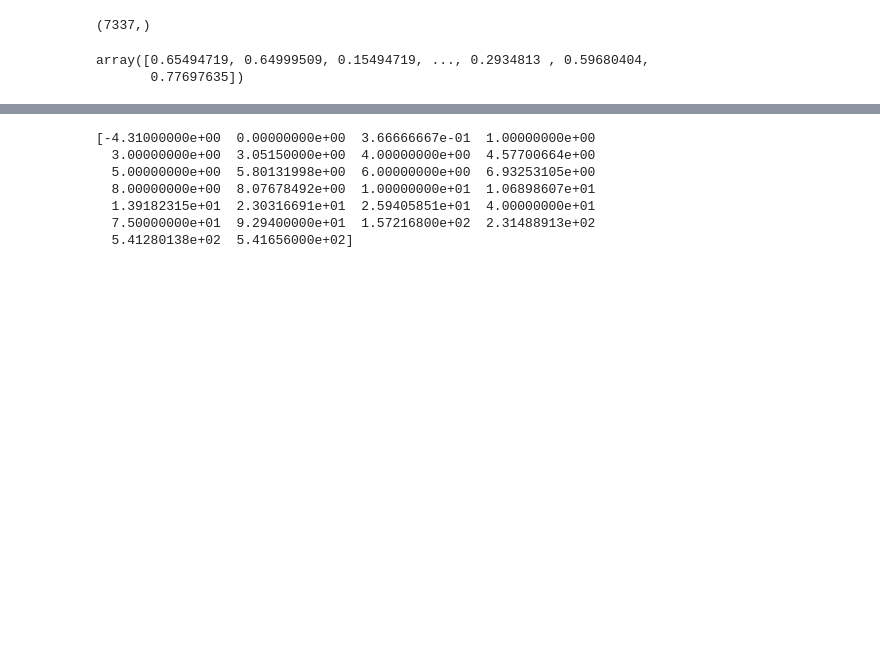
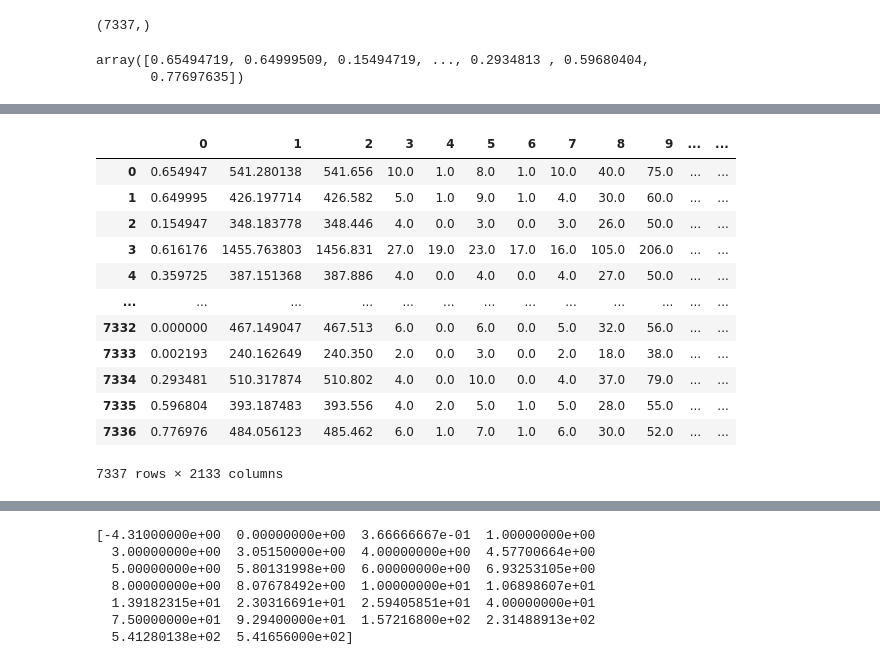
Before and after one commit to rubentorres-developer/ML-ThirdHomeAssignment, a Jupyter notebook: Assignment3.ipynb, the cells around one changed output, grey strips where cells are left out. Drawn from its saved outputs; the diff is of its cells as text; code cells hidden in the pictures; blank space fills up the shorter version.

```diff
--- a/Assignment3.ipynb
+++ b/Assignment3.ipynb
@@ -183,3 +183,22 @@ coluna:  FP2087
 Proportion of missing values in column 2130: 94.12%
 coluna:  FP2088
 Proportion of missing values in column 2131: 94.12%
+# %%
+N,M=X_train.shape
+N,M
+v=np.hstack((y_train.reshape((N,1)), X_train))
+pd.DataFrame(v)
+# %% [output]
+|  | 0 | 1 | 2 | 3 | 4 | 5 | 6 | 7 | 8 | 9 | ... | ... |
+| 0 | 0.654947 | 541.280138 | 541.656 | 10.0 | 1.0 | 8.0 | 1.0 | 10.0 | 40.0 | 75.0 | ... | ... |
+| 1 | 0.649995 | 426.197714 | 426.582 | 5.0 | 1.0 | 9.0 | 1.0 | 4.0 | 30.0 | 60.0 | ... | ... |
+| 2 | 0.154947 | 348.183778 | 348.446 | 4.0 | 0.0 | 3.0 | 0.0 | 3.0 | 26.0 | 50.0 | ... | ... |
+| 3 | 0.616176 | 1455.763803 | 1456.831 | 27.0 | 19.0 | 23.0 | 17.0 | 16.0 | 105.0 | 206.0 | ... | ... |
+| 4 | 0.359725 | 387.151368 | 387.886 | 4.0 | 0.0 | 4.0 | 0.0 | 4.0 | 27.0 | 50.0 | ... | ... |
+| ... | ... | ... | ... | ... | ... | ... | ... | ... | ... | ... | ... | ... |
+| 7332 | 0.000000 | 467.149047 | 467.513 | 6.0 | 0.0 | 6.0 | 0.0 | 5.0 | 32.0 | 56.0 | ... | ... |
+| 7333 | 0.002193 | 240.162649 | 240.350 | 2.0 | 0.0 | 3.0 | 0.0 | 2.0 | 18.0 | 38.0 | ... | ... |
+| 7334 | 0.293481 | 510.317874 | 510.802 | 4.0 | 0.0 | 10.0 | 0.0 | 4.0 | 37.0 | 79.0 | ... | ... |
+| 7335 | 0.596804 | 393.187483 | 393.556 | 4.0 | 2.0 | 5.0 | 1.0 | 5.0 | 28.0 | 55.0 | ... | ... |
+| 7336 | 0.776976 | 484.056123 | 485.462 | 6.0 | 1.0 | 7.0 | 1.0 | 6.0 | 30.0 | 52.0 | ... | ... |
+7337 rows × 2133 columns
```
Also changed, not shown: parts of 8 cells of this notebook.
